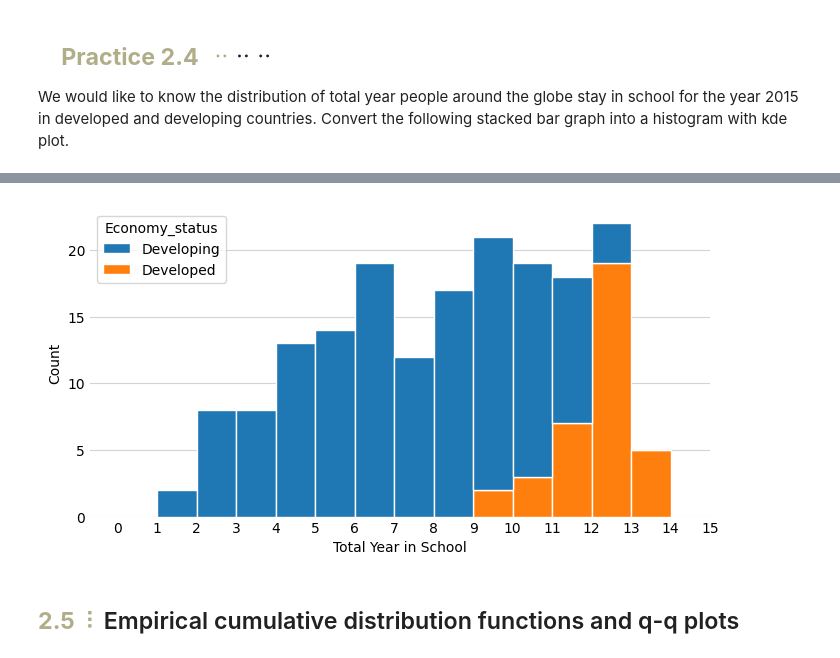
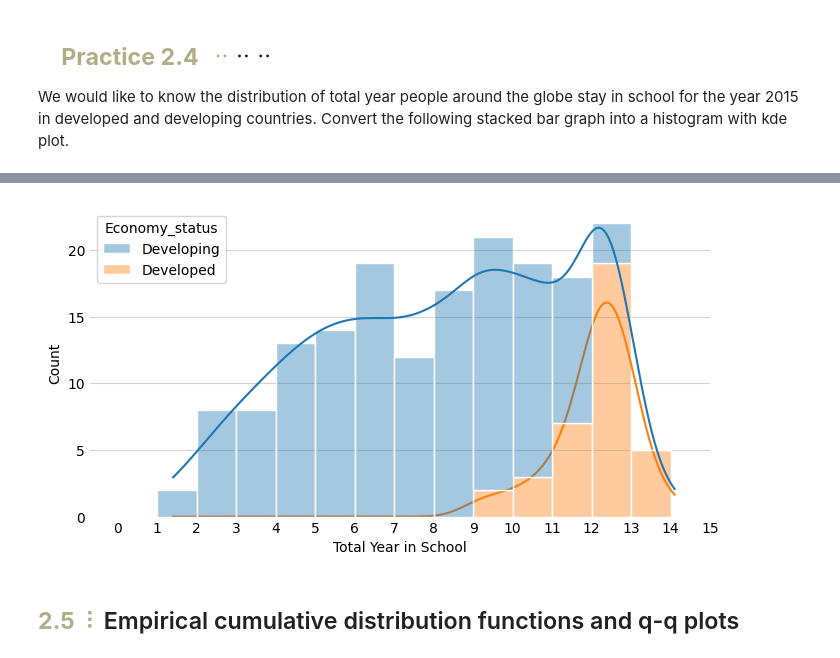
Before and after one commit to Leroymilo/DataVis, a Jupyter notebook: L2/AdriaanL_AcadWrit_DataViz_Lesson2.ipynb, the cells around one changed output, grey strips where cells are left out. Cells and saved outputs as stored; diff of their text form; code cells hidden in the pictures.

```diff
--- a/L2/AdriaanL_AcadWrit_DataViz_Lesson2.ipynb
+++ b/L2/AdriaanL_AcadWrit_DataViz_Lesson2.ipynb
@@ -1370,33 +1368,34 @@ print(schooling_data)
 # %%
 plt.figure(figsize=(8, 4))
 
 # Create histogram
 sns.histplot(data=schooling_data,
              x='Schooling',
              hue='Economy_status',
              bins=range(0, 15, 1),
-             alpha=1,
+             alpha=0.4,
              multiple='stack',
              edgecolor='white',
+             kde=True,
              zorder=2)
 
 # Add label
 plt.xlabel('Total Year in School')
 plt.ylabel('Count')
 
 # Set y-axis grid
 plt.grid(axis='y', color='lightgrey', linestyle='-', zorder=0)
 
 # Customize the ticks
 plt.xticks(range(0,16,1))
 
 # Remove the box and ticks
 plt.gca().spines[['top','right','left','bottom']].set_visible(False)
 plt.gca().tick_params(length=0)
 
 plt.show()
 # %% [output]
-[figure, old version]
+[figure, new version]
 # %% [markdown]
 ## <font color="#B0AD89"><strong>2.5 ⫶ </strong></font>Empirical cumulative distribution functions and q-q plots
 # %% [markdown]
```
Also changed, not shown: parts of 3 cells of this notebook.
